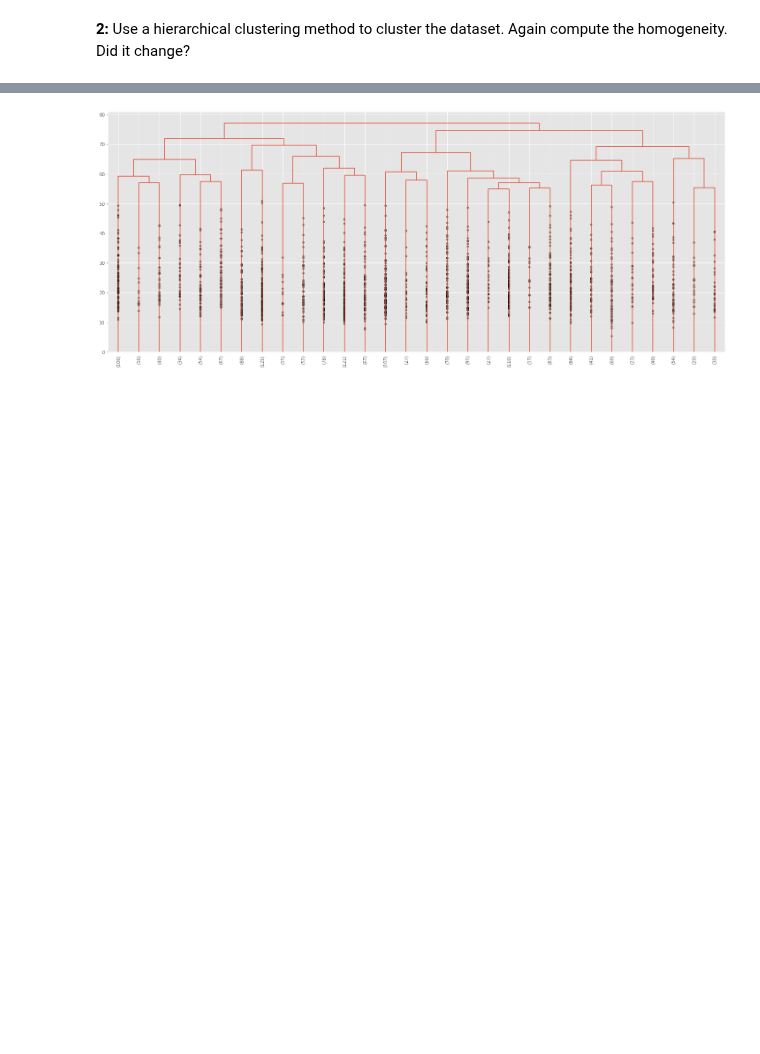
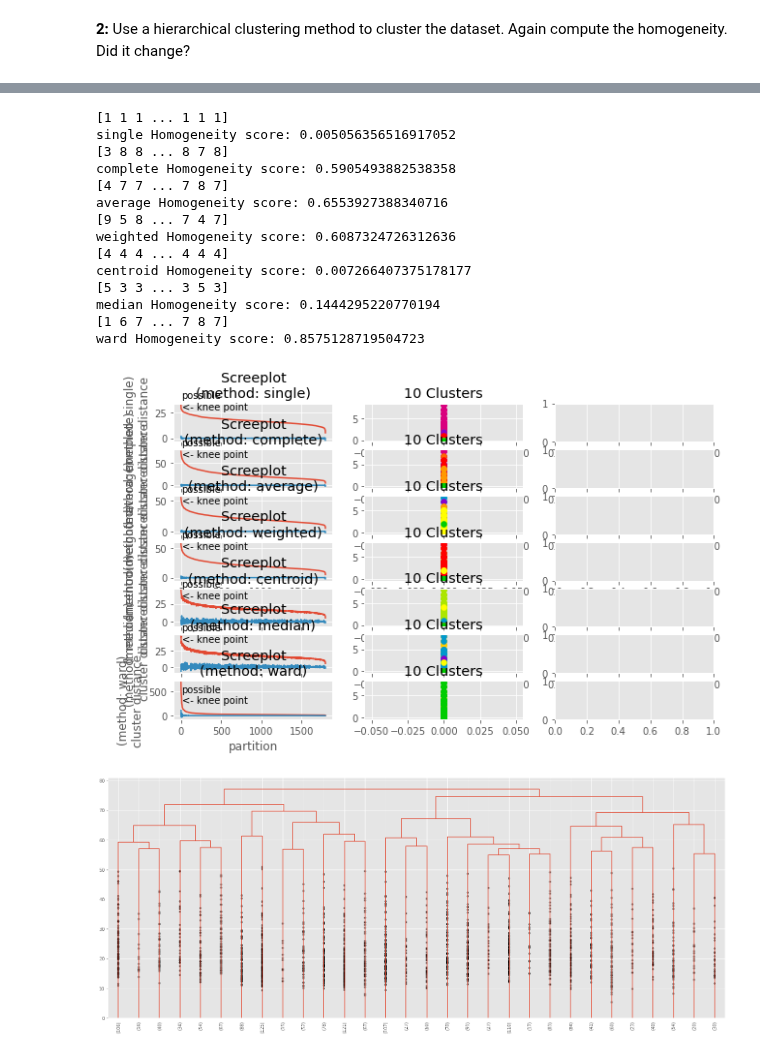
Before and after one commit to sashaaKr/master-of-science, a Jupyter notebook: semester_2/Advanced_Topics_in_Machine_Learning/assignment_3/HW3 - Unsupervised ML_sasha.ipynb, the cells around one changed output, grey strips where cells are left out. Saved outputs shown, nothing was run; the diff lists cells and outputs as text; code cells hidden in the pictures; blank space fills up the shorter version.

Commit message:
linkage + fcluster

```diff
--- a/semester_2/Advanced_Topics_in_Machine_Learning/assignment_3/HW3 - Unsupervised ML_sasha.ipynb
+++ b/semester_2/Advanced_Topics_in_Machine_Learning/assignment_3/HW3 - Unsupervised ML_sasha.ipynb
@@ -153,4 +161,56 @@ dn = dendrogram(Z, leaf_rotation=90, show_contracted=True, truncate_mode='lastp'
 [figure]
+# %%
+fig, axes23 = plt.subplots(7, 3)
+
+for method, axes in zip(['single', 'complete', 'average', 'weighted', 'centroid', 'median', 'ward'], axes23):
+    z = linkage(X, method=method)
+
+    # Plotting
+    axes[0].plot(range(1, len(z)+1), z[::-1, 2])
+    knee = np.diff(z[::-1, 2], 2)
+    axes[0].plot(range(2, len(z)), knee)
+
+    num_clust1 = n_digits
+    knee[knee.argmax()] = 0
+
+    axes[0].text(num_clust1, z[::-1, 2][num_clust1-1], 'possible\n<- knee point')
+
+    part1 = fcluster(z, num_clust1, 'maxclust')
+    print(part1)
+    h_score = homogeneity_score(y,part1)
+    print(method + " Homogeneity score: "+ str(h_score))
+
+    clr = ['#2200CC' ,'#D9007E' ,'#FF6600' ,'#FFCC00' ,'#ACE600' ,'#0099CC' ,
+    '#8900CC' ,'#FF0000' ,'#FF9900' ,'#FFFF00' ,'#00CC01' ,'#0055CC']
+
+    for part, ax in zip([part1], axes[1:]):
+        for cluster in set(part):
+            ax.scatter(X[part == cluster, 0], X[part == cluster, 1],
+                       color=clr[cluster])
+
+    m = '\n(method: {})'.format(method)
+    plt.setp(axes[0], title='Screeplot{}'.format(m), xlabel='partition',
+             ylabel='{}\ncluster distance'.format(m))
+    plt.setp(axes[1], title='{} Clusters'.format(num_clust1))
+
+plt.tight_layout()
+plt.show()
+# %% [output]
+[1 1 1 ... 1 1 1]
+single Homogeneity score: 0.005056356516917052
+[3 8 8 ... 8 7 8]
+complete Homogeneity score: 0.5905493882538358
+[4 7 7 ... 7 8 7]
+average Homogeneity score: 0.6553927388340716
+[9 5 8 ... 7 4 7]
+weighted Homogeneity score: 0.6087324726312636
+[4 4 4 ... 4 4 4]
+centroid Homogeneity score: 0.007266407375178177
+[5 3 3 ... 3 5 3]
+median Homogeneity score: 0.1444295220770194
+[1 6 7 ... 7 8 7]
+ward Homogeneity score: 0.8575128719504723
+[figure, added]
 # %%
 Z = linkage(X, 'complete')
 fig = plt.figure(figsize=(25, 10))
```
Also changed, not shown: parts of 3 cells of this notebook.
